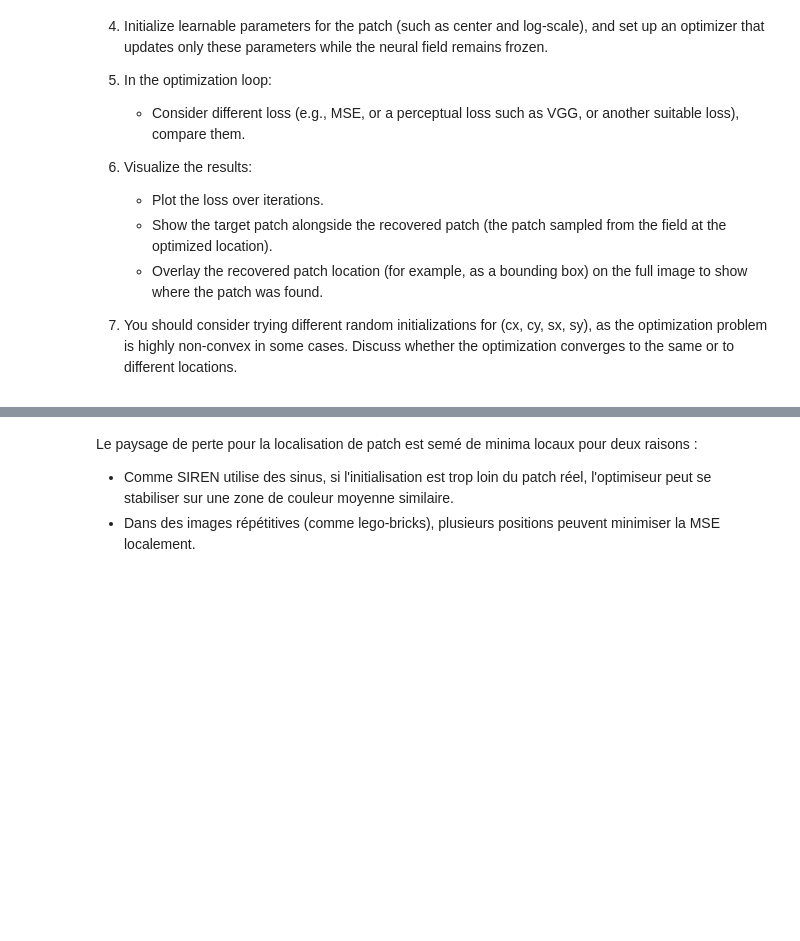
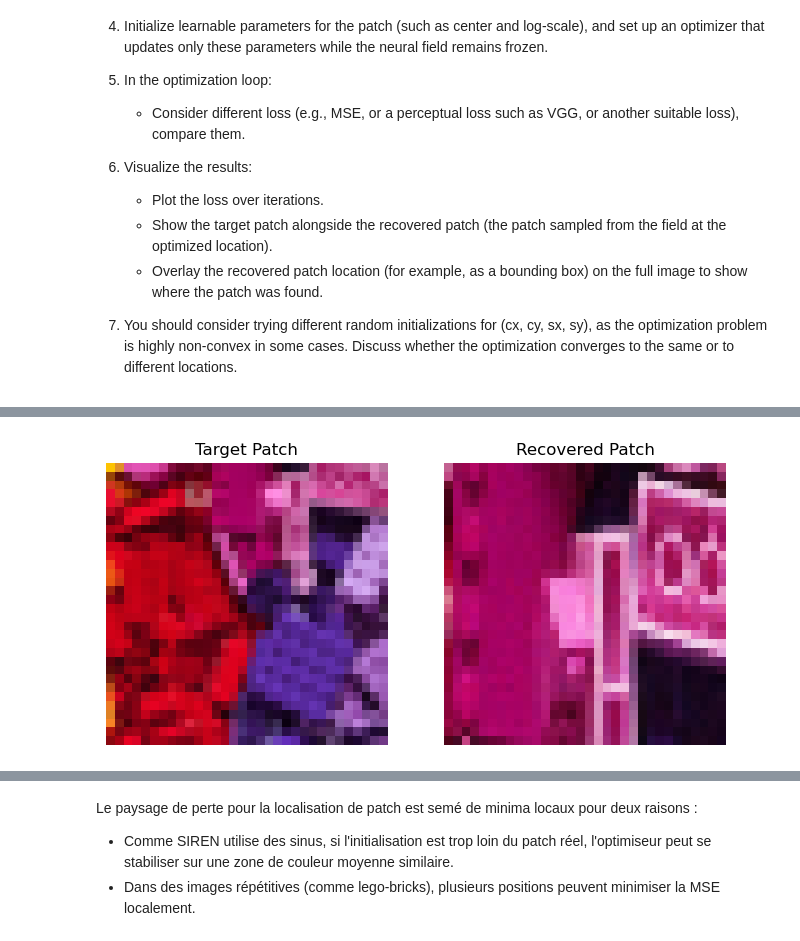
Before and after one commit to Alex-code23/3A_Lab, a Jupyter notebook: CSC_52087/labs5_DIff_AbS/52087_lab5_Diff_AbS.ipynb, the cells around one changed output, grey strips where cells are left out. Drawn from its saved outputs; the diff is of its cells as text; code cells hidden in the pictures; blank space fills up the shorter version.

```diff
--- a/CSC_52087/labs5_DIff_AbS/52087_lab5_Diff_AbS.ipynb
+++ b/CSC_52087/labs5_DIff_AbS/52087_lab5_Diff_AbS.ipynb
@@ -160,7 +193,7 @@ img_path = "lego-bricks.jpeg"
 resolution = 512
 img_np = load_image(img_path, resize=(resolution, resolution))
 
-coords, colors = prepare_dataset(img_np)
+coords, colors = prepare_dataset(img_np, device= device)
 
 hidden_dim_siren = 256
 num_layers_siren = 5
@@ -241,3 +274,4 @@ plt.title("Recovered Patch")
 plt.imshow(pred_patch)
 plt.axis('off')
 plt.show()
+# %% [output]
@@ -244,3 +295,4 @@ plt.show()
+[figure, added]
 # %%
 import matplotlib.patches as patches
 
```
Also changed, not shown: parts of 4 cells of this notebook, 20 other files.
